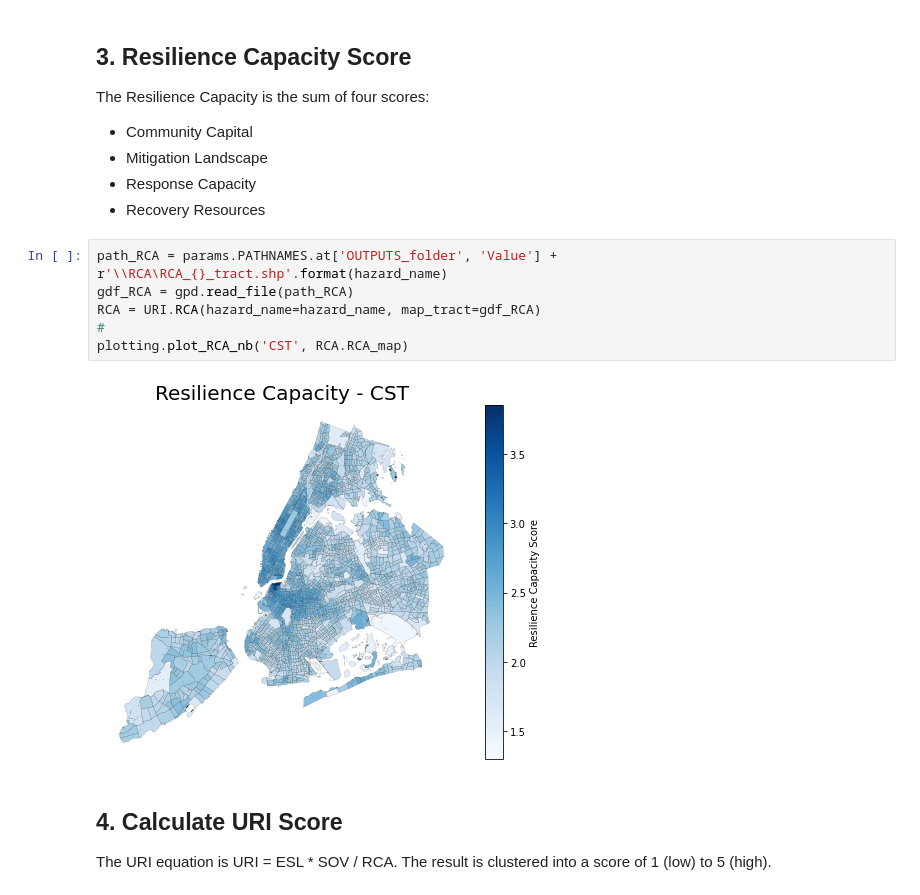
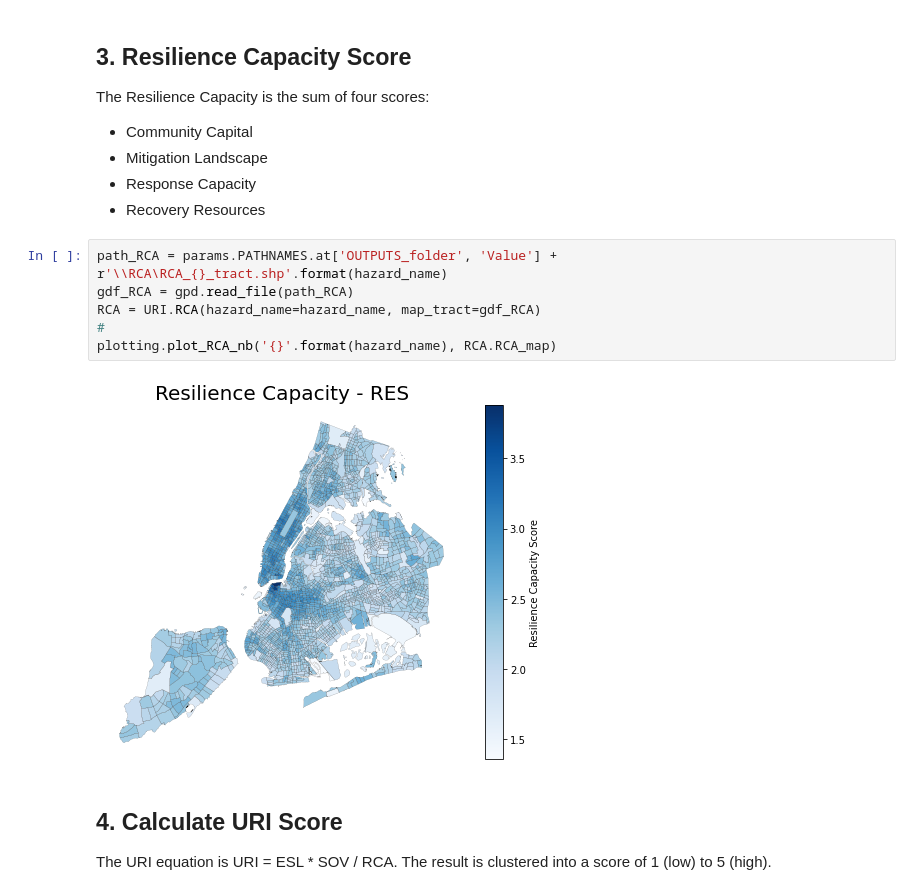
Before and after one commit to NYCEM-GIS/urban-risk-index, a Jupyter notebook: NOTEBOOKS/CALC_URI_RES_1.ipynb, the cells around one changed output. Saved outputs shown, nothing was run; the diff lists cells and outputs as text.

```diff
--- a/NOTEBOOKS/CALC_URI_RES_1.ipynb
+++ b/NOTEBOOKS/CALC_URI_RES_1.ipynb
@@ -118,11 +118,11 @@ The Resilience Capacity is the sum of four scores:
 # %%
 path_RCA = params.PATHNAMES.at['OUTPUTS_folder', 'Value'] + r'\\RCA\RCA_{}_tract.shp'.format(hazard_name)
 gdf_RCA = gpd.read_file(path_RCA)
 RCA = URI.RCA(hazard_name=hazard_name, map_tract=gdf_RCA)
 #
-plotting.plot_RCA_nb('CST', RCA.RCA_map)
+plotting.plot_RCA_nb('{}'.format(hazard_name), RCA.RCA_map)
 # %% [output]
-[figure, old version]
+[figure, new version]
 # %% [markdown]
 ## 4. Calculate URI Score
 The URI equation is URI = ESL * SOV / RCA.  The result is clustered into a score of 1 (low) to 5 (high).
```
Also changed, not shown: parts of 2 cells of this notebook, 22 other files.
